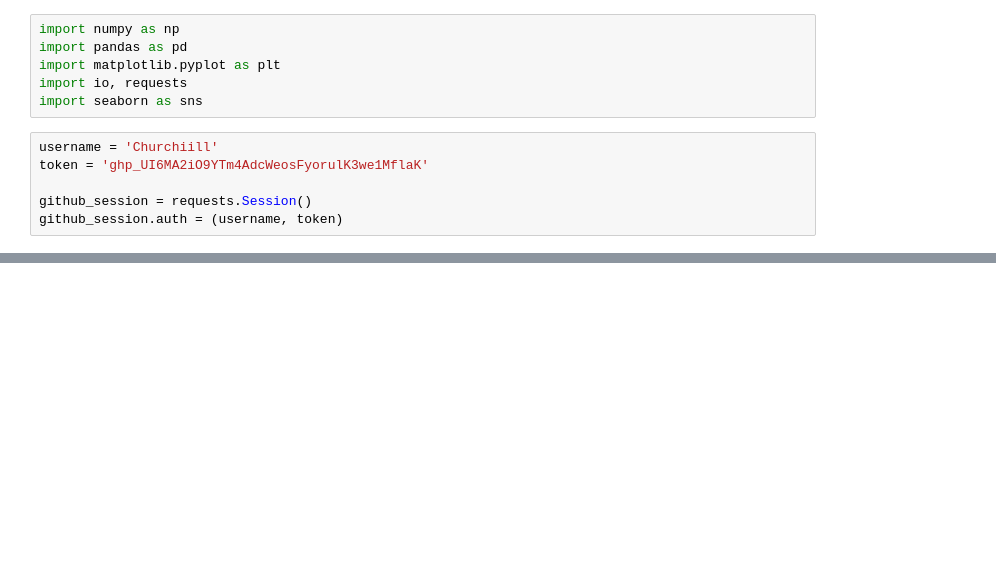
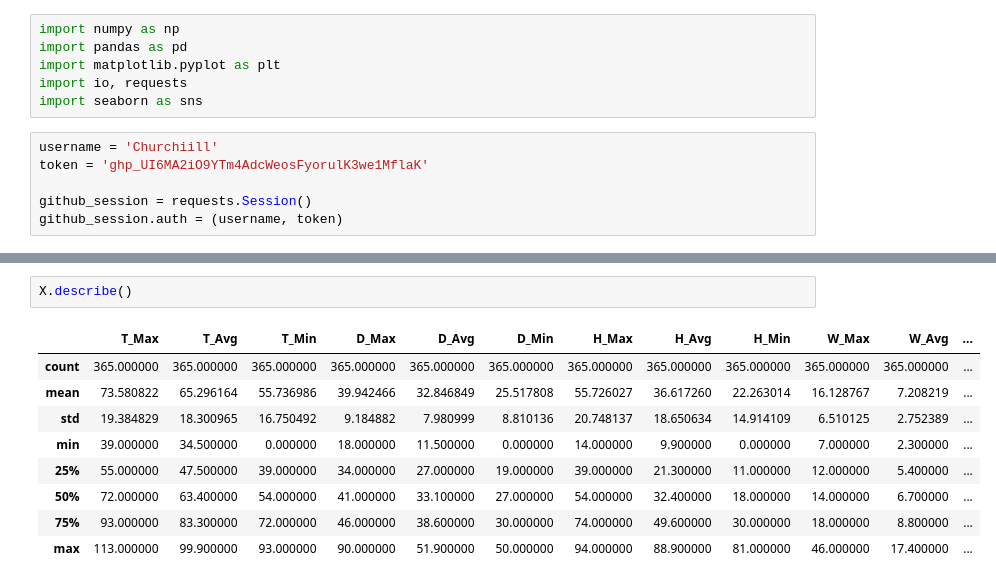
Before and after one commit to Amirosein/Tehran-Air-Quality, a Jupyter notebook: Tehran_AQI.ipynb, the cells around one changed output, grey strips where cells are left out. Saved outputs shown, nothing was run; the diff lists cells and outputs as text; blank space fills up the shorter version.

```diff
--- a/Tehran_AQI.ipynb
+++ b/Tehran_AQI.ipynb
@@ -31,0 +32,12 @@ X.tail()
+# %%
+X.describe()
+# %% [output]
+|  | T_Max | T_Avg | T_Min | D_Max | D_Avg | D_Min | H_Max | H_Avg | H_Min | W_Max | W_Avg | ... |
+| count | 365.000000 | 365.000000 | 365.000000 | 365.000000 | 365.000000 | 365.000000 | 365.000000 | 365.000000 | 365.000000 | 365.000000 | 365.000000 | ... |
+| mean | 73.580822 | 65.296164 | 55.736986 | 39.942466 | 32.846849 | 25.517808 | 55.726027 | 36.617260 | 22.263014 | 16.128767 | 7.208219 | ... |
+| std | 19.384829 | 18.300965 | 16.750492 | 9.184882 | 7.980999 | 8.810136 | 20.748137 | 18.650634 | 14.914109 | 6.510125 | 2.752389 | ... |
+| min | 39.000000 | 34.500000 | 0.000000 | 18.000000 | 11.500000 | 0.000000 | 14.000000 | 9.900000 | 0.000000 | 7.000000 | 2.300000 | ... |
+| 25% | 55.000000 | 47.500000 | 39.000000 | 34.000000 | 27.000000 | 19.000000 | 39.000000 | 21.300000 | 11.000000 | 12.000000 | 5.400000 | ... |
+| 50% | 72.000000 | 63.400000 | 54.000000 | 41.000000 | 33.100000 | 27.000000 | 54.000000 | 32.400000 | 18.000000 | 14.000000 | 6.700000 | ... |
+| 75% | 93.000000 | 83.300000 | 72.000000 | 46.000000 | 38.600000 | 30.000000 | 74.000000 | 49.600000 | 30.000000 | 18.000000 | 8.800000 | ... |
+| max | 113.000000 | 99.900000 | 93.000000 | 90.000000 | 51.900000 | 50.000000 | 94.000000 | 88.900000 | 81.000000 | 46.000000 | 17.400000 | ... |
```
Also changed, not shown: parts of 10 cells of this notebook.
